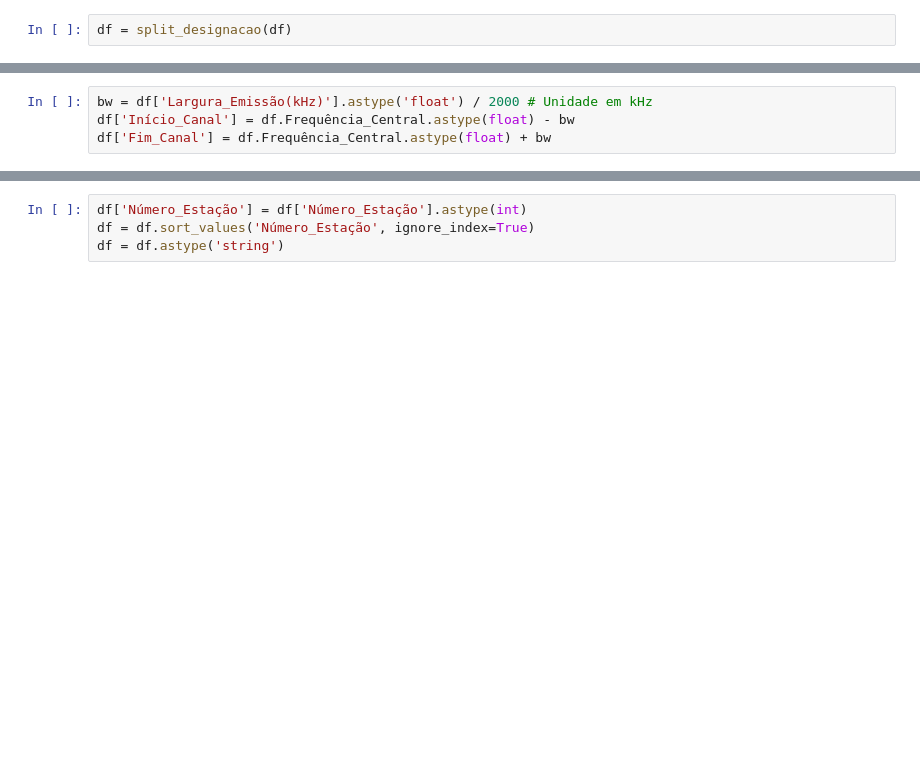
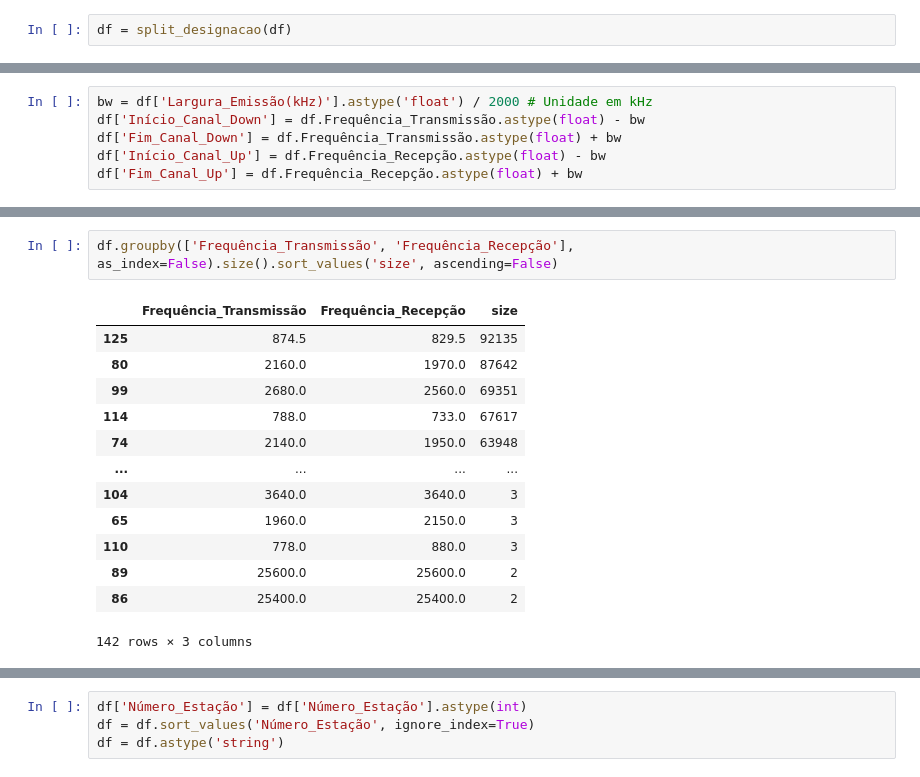
Before and after one commit to InovaFiscaliza/EmissorasRF, a Jupyter notebook: nbs/_smp_eda.ipynb, the cells around one changed output, grey strips where cells are left out. Cells and saved outputs as stored; diff of their text form; blank space fills up the shorter version.

```diff
--- a/nbs/_smp_eda.ipynb
+++ b/nbs/_smp_eda.ipynb
@@ -96,4 +282,6 @@ memory usage: 133.6 MB
 # %%
 bw = df['Largura_Emissão(kHz)'].astype('float') / 2000 # Unidade em kHz
-df['Início_Canal'] = df.Frequência_Central.astype(float) - bw
-df['Fim_Canal'] = df.Frequência_Central.astype(float) + bw
+df['Início_Canal_Down'] = df.Frequência_Transmissão.astype(float) - bw
+df['Fim_Canal_Down'] = df.Frequência_Transmissão.astype(float) + bw
+df['Início_Canal_Up'] = df.Frequência_Recepção.astype(float) - bw
+df['Fim_Canal_Up'] = df.Frequência_Recepção.astype(float) + bw
@@ -129,0 +288,16 @@ df.sample(10)
+# %%
+df.groupby(['Frequência_Transmissão', 'Frequência_Recepção'], as_index=False).size().sort_values('size', ascending=False)
+# %% [output]
+|  | Frequência_Transmissão | Frequência_Recepção | size |
+| 125 | 874.5 | 829.5 | 92135 |
+| 80 | 2160.0 | 1970.0 | 87642 |
+| 99 | 2680.0 | 2560.0 | 69351 |
+| 114 | 788.0 | 733.0 | 67617 |
+| 74 | 2140.0 | 1950.0 | 63948 |
+| ... | ... | ... | ... |
+| 104 | 3640.0 | 3640.0 | 3 |
+| 65 | 1960.0 | 2150.0 | 3 |
+| 110 | 778.0 | 880.0 | 3 |
+| 89 | 25600.0 | 25600.0 | 2 |
+| 86 | 25400.0 | 25400.0 | 2 |
+142 rows × 3 columns
```
Also changed, not shown: parts of 48 cells of this notebook, 45 other files.
